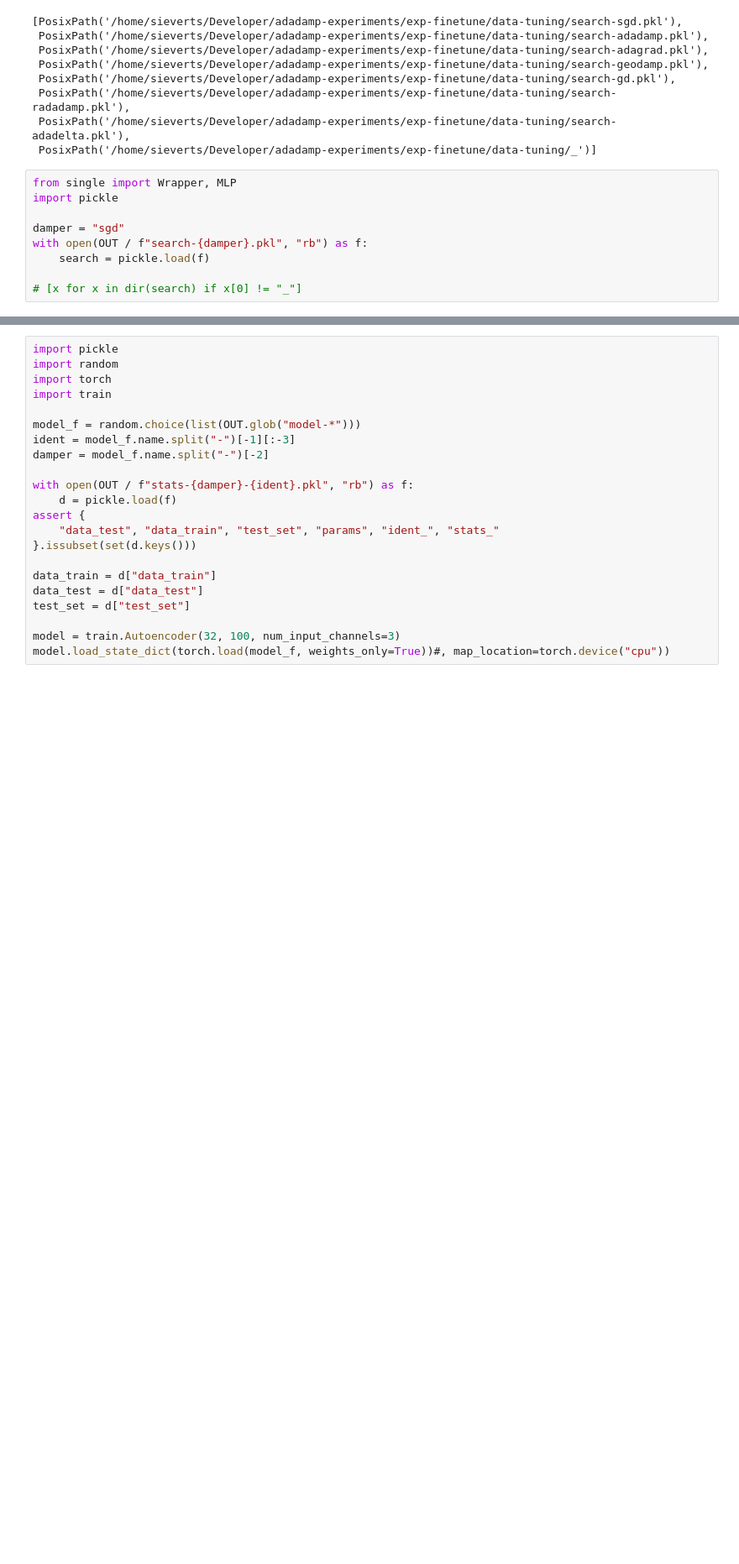
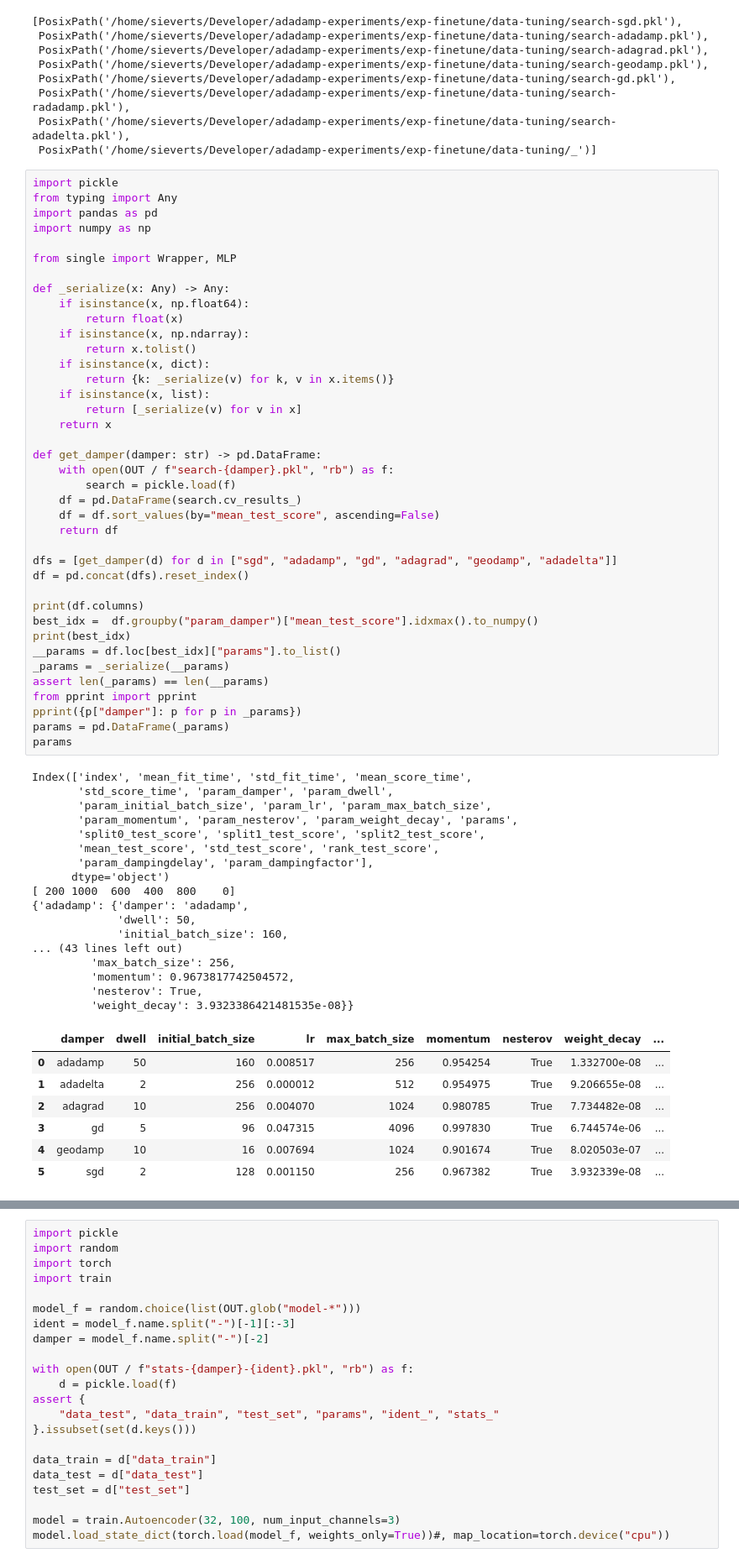
Before and after one commit to stsievert/adadamp-experiments, a Jupyter notebook: exp-finetune/viz-single.ipynb, the cells around one changed output, grey strips where cells are left out. Shown: that part at 84% size. Saved outputs shown, nothing was run; the diff lists cells and outputs as text; blank space fills up the shorter version.

```diff
--- a/exp-finetune/viz-single.ipynb
+++ b/exp-finetune/viz-single.ipynb
@@ -26,11 +20,66 @@ list(OUT.iterdir())
  PosixPath('/home/sieverts/Developer/adadamp-experiments/exp-finetune/data-tuning/search-adadelta.pkl'),
  PosixPath('/home/sieverts/Developer/adadamp-experiments/exp-finetune/data-tuning/_')]
 # %%
+import pickle
+from typing import Any
+import pandas as pd
+import numpy as np
+
 from single import Wrapper, MLP
-import pickle
 
-damper = "sgd"
-with open(OUT / f"search-{damper}.pkl", "rb") as f:
-    search = pickle.load(f)
+def _serialize(x: Any) -> Any:
+    if isinstance(x, np.float64):
+        return float(x)
+    if isinstance(x, np.ndarray):
+        return x.tolist()
+    if isinstance(x, dict):
+        return {k: _serialize(v) for k, v in x.items()}
+    if isinstance(x, list):
+        return [_serialize(v) for v in x]
+    return x
 
-# [x for x in dir(search) if x[0] != "_"]
+def get_damper(damper: str) -> pd.DataFrame:
+    with open(OUT / f"search-{damper}.pkl", "rb") as f:
+        search = pickle.load(f)
+    df = pd.DataFrame(search.cv_results_)
+    df = df.sort_values(by="mean_test_score", ascending=False)
+    return df
+
+dfs = [get_damper(d) for d in ["sgd", "adadamp", "gd", "adagrad", "geodamp", "adadelta"]]
+df = pd.concat(dfs).reset_index()
+
+print(df.columns)
+best_idx =  df.groupby("param_damper")["mean_test_score"].idxmax().to_numpy()
+print(best_idx)
+__params = df.loc[best_idx]["params"].to_list()
+_params = _serialize(__params)
+assert len(_params) == len(__params)
+from pprint import pprint
+pprint({p["damper"]: p for p in _params})
+params = pd.DataFrame(_params)
+params
+# %% [output]
+Index(['index', 'mean_fit_time', 'std_fit_time', 'mean_score_time',
+       'std_score_time', 'param_damper', 'param_dwell',
+       'param_initial_batch_size', 'param_lr', 'param_max_batch_size',
+       'param_momentum', 'param_nesterov', 'param_weight_decay', 'params',
+       'split0_test_score', 'split1_test_score', 'split2_test_score',
+       'mean_test_score', 'std_test_score', 'rank_test_score',
+       'param_dampingdelay', 'param_dampingfactor'],
+      dtype='object')
+[ 200 1000  600  400  800    0]
+{'adadamp': {'damper': 'adadamp',
+             'dwell': 50,
+             'initial_batch_size': 160,
+... (43 lines left out)
+         'max_batch_size': 256,
+         'momentum': 0.9673817742504572,
+         'nesterov': True,
+         'weight_decay': 3.9323386421481535e-08}}
+|  | damper | dwell | initial_batch_size | lr | max_batch_size | momentum | nesterov | weight_decay | ... |
+| 0 | adadamp | 50 | 160 | 0.008517 | 256 | 0.954254 | True | 1.332700e-08 | ... |
+| 1 | adadelta | 2 | 256 | 0.000012 | 512 | 0.954975 | True | 9.206655e-08 | ... |
+| 2 | adagrad | 10 | 256 | 0.004070 | 1024 | 0.980785 | True | 7.734482e-08 | ... |
+| 3 | gd | 5 | 96 | 0.047315 | 4096 | 0.997830 | True | 6.744574e-06 | ... |
+| 4 | geodamp | 10 | 16 | 0.007694 | 1024 | 0.901674 | True | 8.020503e-07 | ... |
+| 5 | sgd | 2 | 128 | 0.001150 | 256 | 0.967382 | True | 3.932339e-08 | ... |
```
Also changed, not shown: parts of 11 cells of this notebook, 2 other files.
